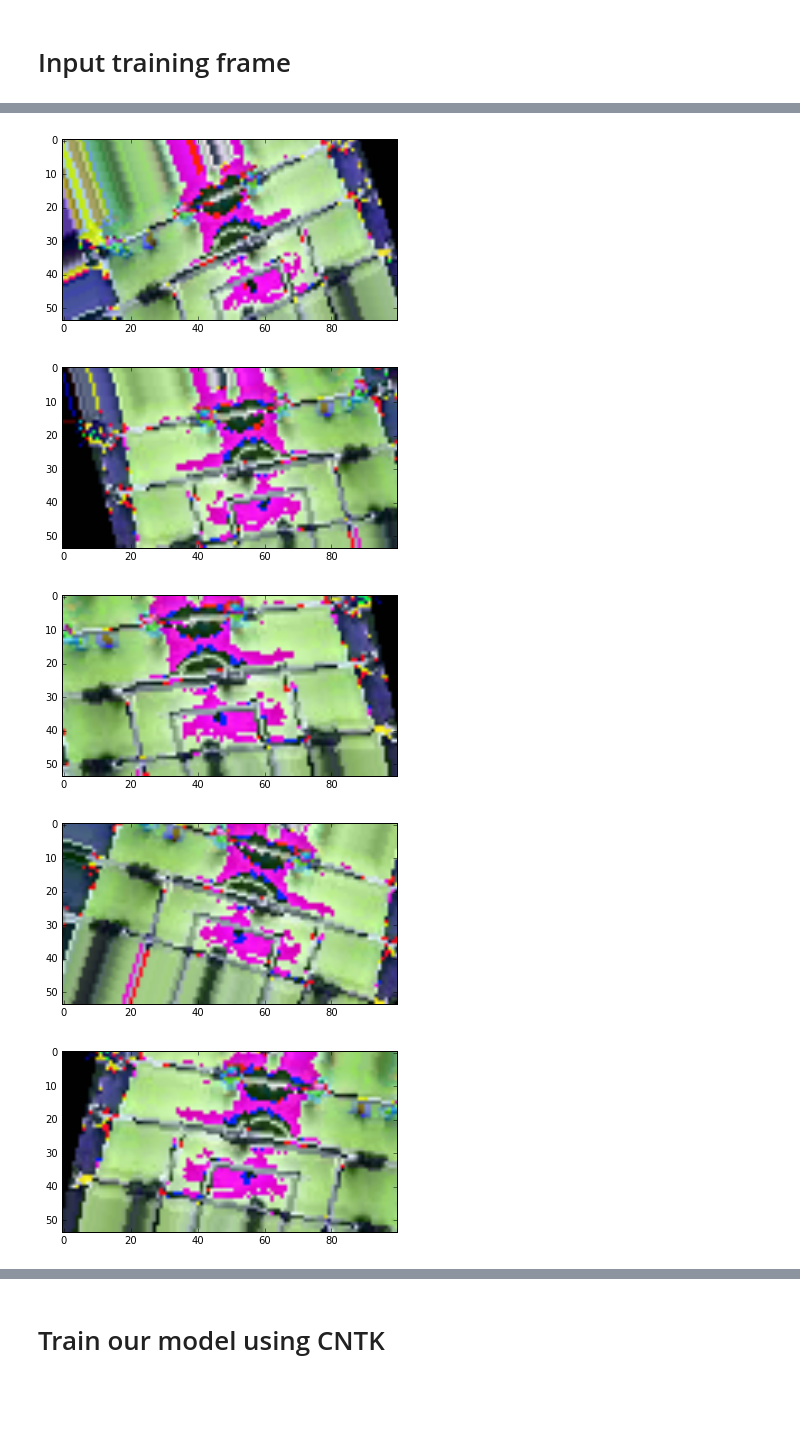
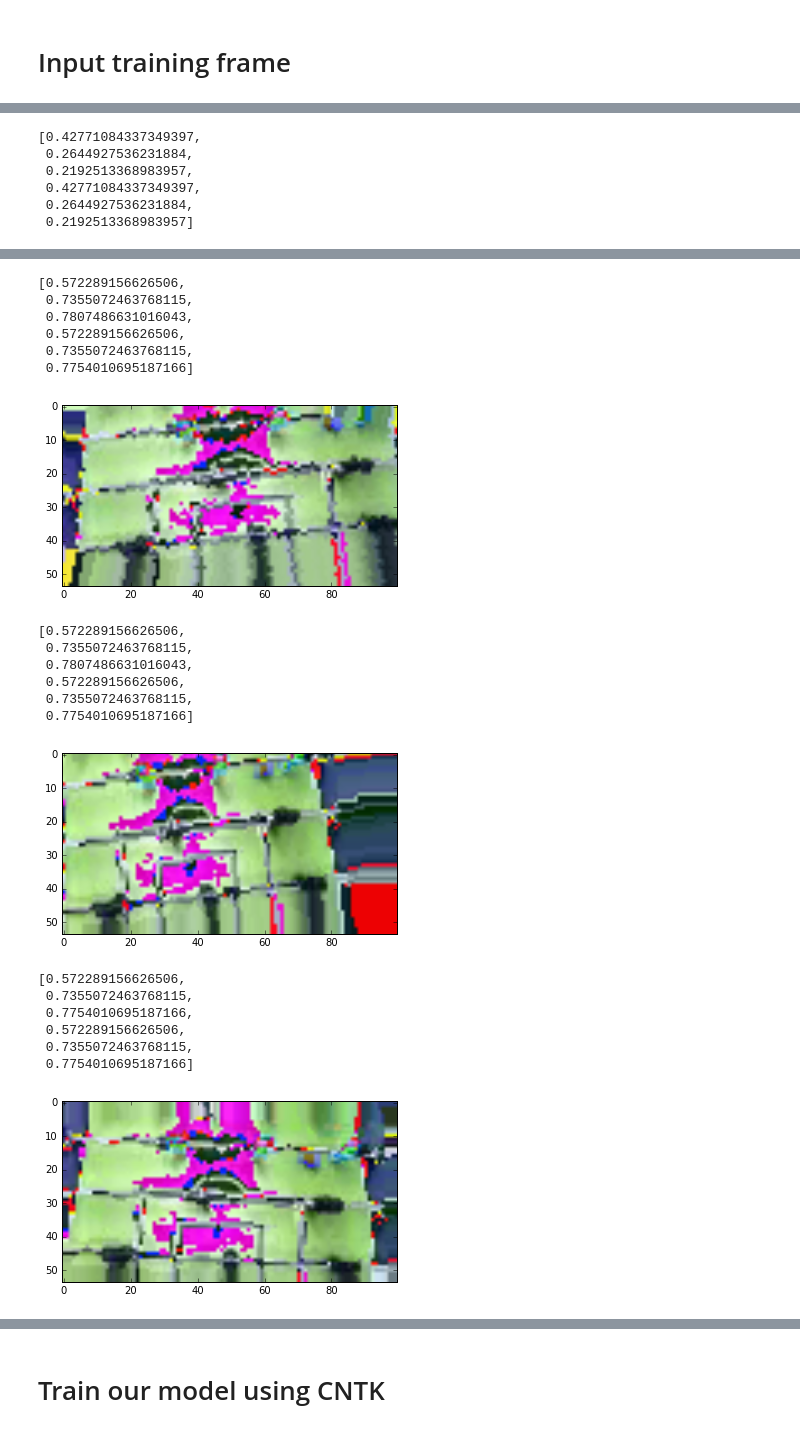
Before and after one commit to glmcdona/FoosAI, a Jupyter notebook: Code/Training/TrainingFoosbot.ipynb, the cells around one changed output, grey strips where cells are left out. Cells and saved outputs as stored; diff of their text form; code cells hidden in the pictures; blank space fills up the shorter version.

```diff
--- a/Code/Training/TrainingFoosbot.ipynb
+++ b/Code/Training/TrainingFoosbot.ipynb
@@ -32,17 +34,19 @@ import itertools as it
 
 import tensorflow as tf
 import keras
-print(keras.__version__)
+print("Keras version %s" % keras.__version__)
 from keras.models import Sequential
 from keras.layers import Dense, Dropout
 from keras import backend as K
+
+print("Tensorflow version %s" % tf.__version__)
 
 import pprint
 pp = pprint.PrettyPrinter(depth=6)
 
 
 # Create the image transformer
-transformer = VideoTransform( zoom_range=0.1, rotation_range=20, width_shift_range=0.1, height_shift_range=0.1, shear_range= 0.1, fill_mode='nearest', vertical_flip=False, horizontal_flip=True, horizontal_flip_invert_indices = [3,4,5], horizontal_flip_reverse_indices = [0,1,2], data_format='channels_last' )
+transformer = VideoTransform( zoom_range=0.1, rotation_range=20, width_shift_range=0.1, height_shift_range=0.1, shear_range= 0.1, fill_mode='nearest', vertical_flip=False, horizontal_flip=True, horizontal_flip_invert_indices = [], horizontal_flip_reverse_indices = [0,1,2,3,4,5], data_format='channels_last' )
 
 # Paths relative to current python file.
 data_path  = ".\\..\\..\\TrainingData\\Processed\\AmateurDefender\\Result\\settings.tsv"
@@ -84,6 +89,7 @@ for k in range(10):
 
     plt.imshow(data,cmap="gray")
     plt.show()
+    pp.pprint(position)
 
 training.move_first_training_frame()
 
@@ -95,4 +101,5 @@ pp.pprint(np.shape(position))
 
 print("Corresponding Positions:")
 pd.DataFrame(position)
+pp.pprint(position)
 # %% [output]
@@ -100,0 +114,6 @@ pd.DataFrame(position)
+[0.42771084337349397,
+ 0.2644927536231884,
+ 0.2192513368983957,
+ 0.42771084337349397,
+ 0.2644927536231884,
+ 0.2192513368983957]
@@ -102,5 +121,21 @@ pd.DataFrame(position)
+[0.572289156626506,
+ 0.7355072463768115,
+ 0.7807486631016043,
+ 0.572289156626506,
+ 0.7355072463768115,
+ 0.7754010695187166]
-[figure, old version]
+[figure, new version]
+[0.572289156626506,
+ 0.7355072463768115,
+ 0.7807486631016043,
+ 0.572289156626506,
+ 0.7355072463768115,
+ 0.7754010695187166]
-[figure, old version]
+[figure, new version]
+[0.572289156626506,
+ 0.7355072463768115,
+ 0.7754010695187166,
+ 0.572289156626506,
+ 0.7355072463768115,
+ 0.7754010695187166]
-[figure, old version]
+[figure, new version]
-[figure, removed]
-[figure, removed]
```
Also changed, not shown: parts of 5 cells of this notebook, 1 other file.
